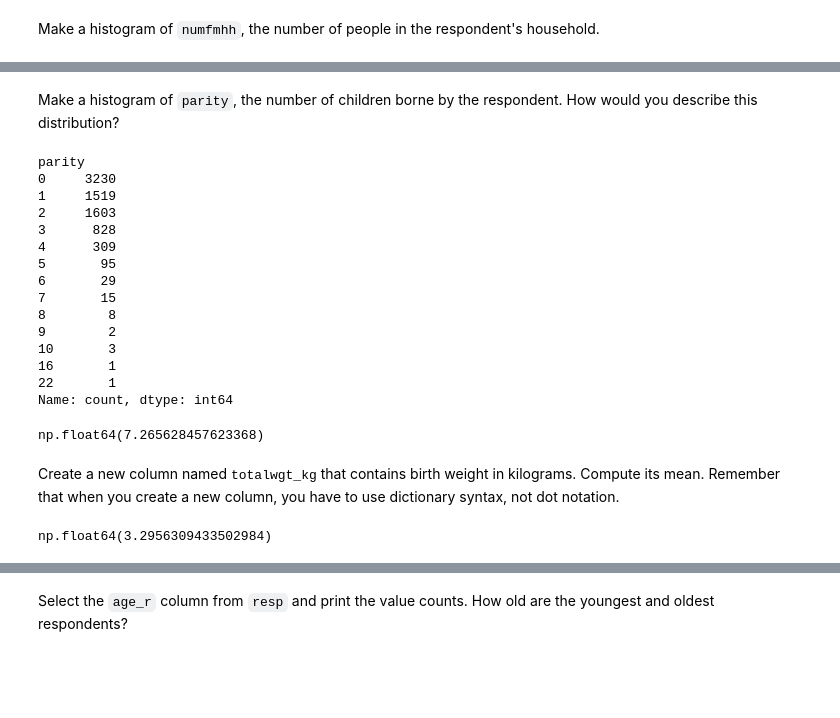
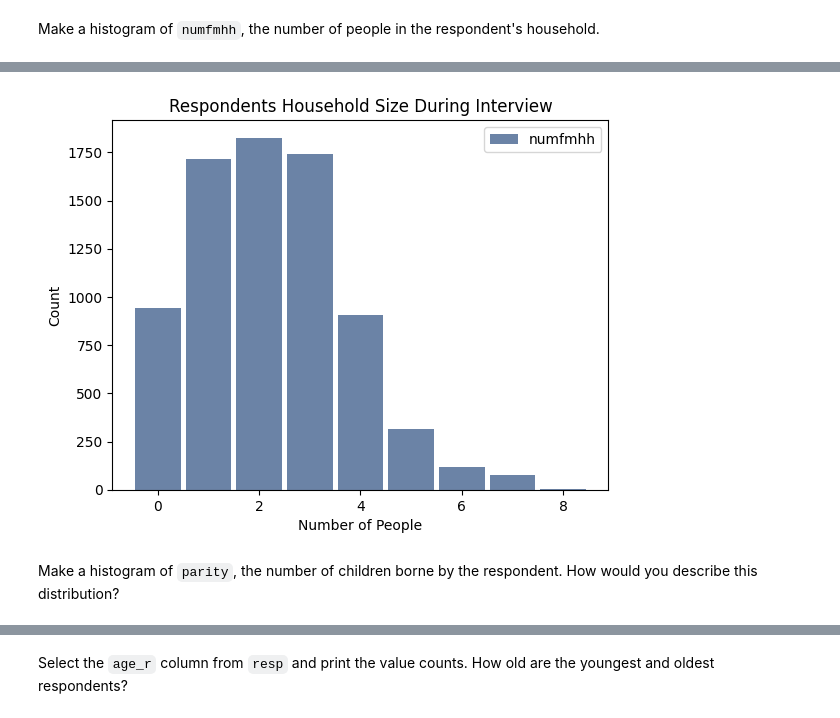
Before and after one commit to sclement2/python_machinelearning, a Jupyter notebook: thinkstats_chp2.ipynb, the cells around one changed output, grey strips where cells are left out. Saved outputs shown, nothing was run; the diff lists cells and outputs as text; code cells hidden in the pictures; blank space fills up the shorter version.

```diff
--- a/thinkstats_chp2.ipynb
+++ b/thinkstats_chp2.ipynb
@@ -446,31 +477,8 @@ plt.show()
+# %%
+hist = thinkstats2.Hist(resp.numfmhh)
+thinkplot.Hist(hist, label='numfmhh')
+thinkplot.Config(title='Respondents Household Size During Interview', xlabel='Number of People', ylabel='Count')
+# %% [output]
+[figure, added]
 # %% [markdown]
 Make a histogram of `parity`, the number of children borne by the respondent. How would you describe this distribution?
-# %%
-resp.parity.value_counts().sort_index()
-# %% [output]
-parity
-0     3230
-1     1519
-2     1603
-3      828
-4      309
-5       95
-6       29
-7       15
-8        8
-9        2
-10       3
-16       1
-22       1
-Name: count, dtype: int64
-# %%
-preg.totalwgt_lb.mean()
-# %% [output]
-np.float64(7.265628457623368)
-# %% [markdown]
-Create a new column named <tt>totalwgt_kg</tt> that contains birth weight in kilograms.  Compute its mean.  Remember that when you create a new column, you have to use dictionary syntax, not dot notation.
-# %%
-preg['totalwgt_kg'] = preg['totalwgt_lb'] * 0.453592
-preg.totalwgt_kg.mean()
-# %% [output]
-np.float64(3.2956309433502984)
```
Also changed, not shown: parts of 13 cells of this notebook.
